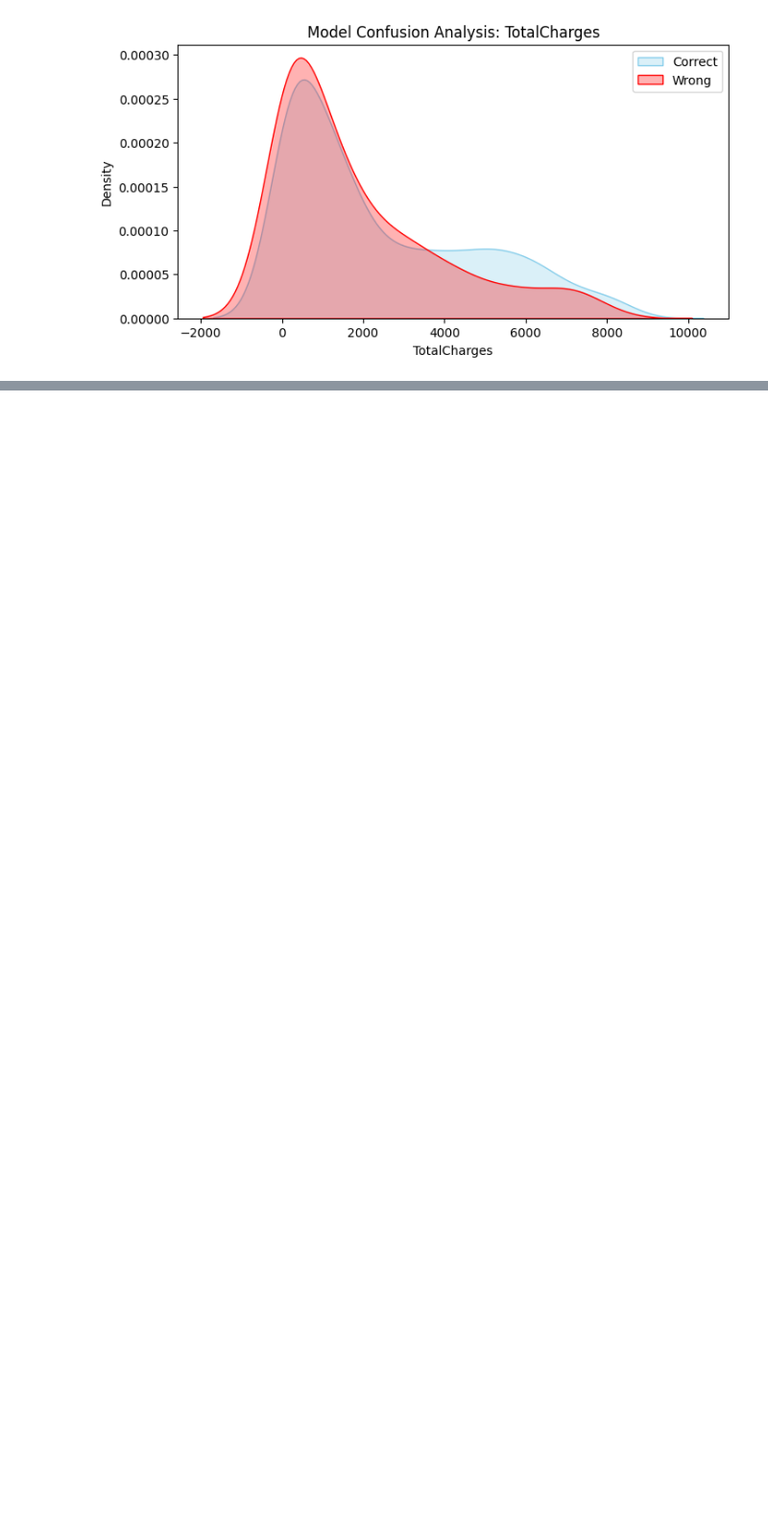
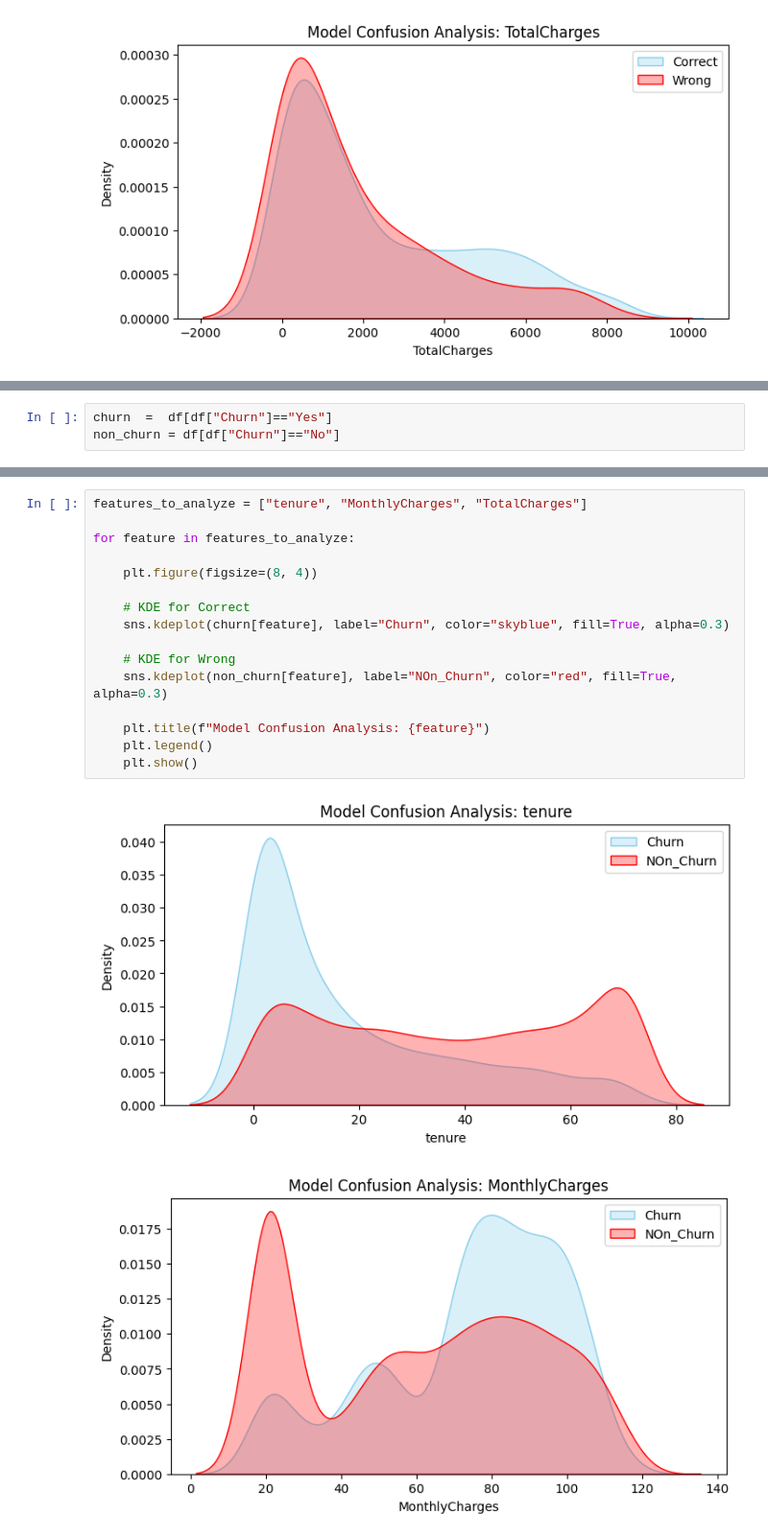
Before and after one commit to yagantiAshok/Churn_Customer_Prediction, a Jupyter notebook: notebook/EDA.ipynb, the cells around one changed output, grey strips where cells are left out. Shown at 96% size. Saved outputs shown, nothing was run; the diff lists cells and outputs as text; blank space fills up the shorter version.

```diff
--- a/notebook/EDA.ipynb
+++ b/notebook/EDA.ipynb
@@ -675,0 +896,3 @@ for feature in features_to_analyze:
+# %%
+churn  =  df[df["Churn"]=="Yes"]
+non_churn = df[df["Churn"]=="No"]
@@ -675,0 +908,19 @@ for feature in features_to_analyze:
+# %%
+features_to_analyze = ["tenure", "MonthlyCharges", "TotalCharges"]
+
+for feature in features_to_analyze:
+
+    plt.figure(figsize=(8, 4))
+
+    # KDE for Correct
+    sns.kdeplot(churn[feature], label="Churn", color="skyblue", fill=True, alpha=0.3)
+
+    # KDE for Wrong
+    sns.kdeplot(non_churn[feature], label="NOn_Churn", color="red", fill=True, alpha=0.3)
+
+    plt.title(f"Model Confusion Analysis: {feature}")
+    plt.legend()
+    plt.show()
+# %% [output]
+[figure, added]
+[figure, added]
```
Also changed, not shown: parts of 27 cells of this notebook, 30 other files.
